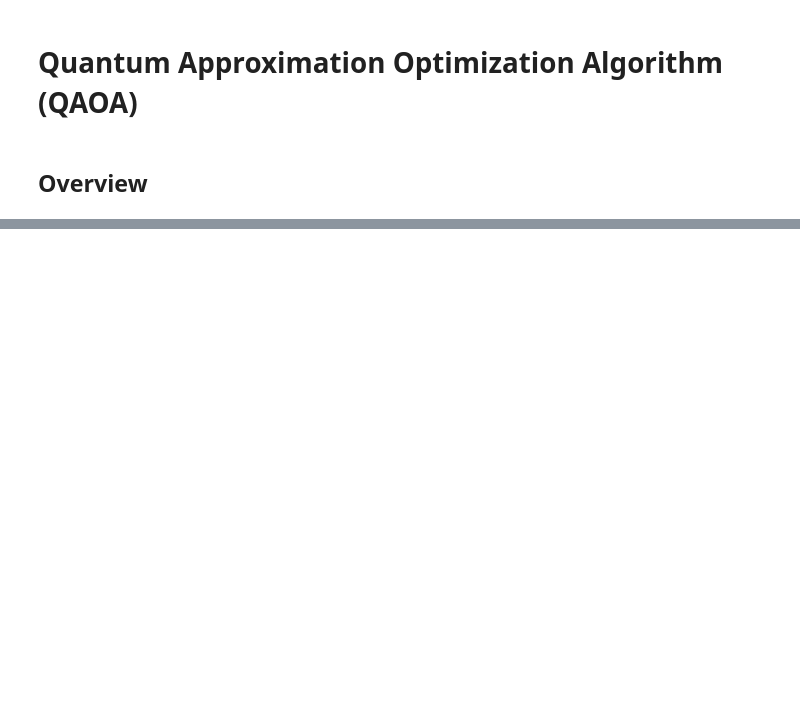
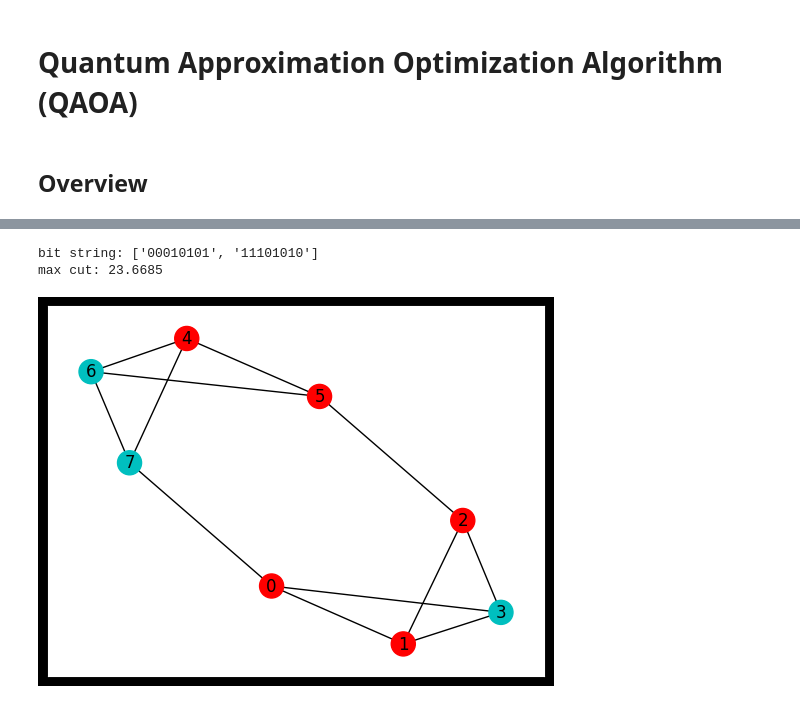
Before and after one commit to tencent-quantum-lab/tensorcircuit, a Jupyter notebook: docs/source/tutorials/qaoa.ipynb, the cells around one changed output, grey strips where cells are left out. Cells and saved outputs as stored; diff of their text form; code cells hidden in the pictures; blank space fills up the shorter version.

```diff
--- a/docs/source/tutorials/qaoa.ipynb
+++ b/docs/source/tutorials/qaoa.ipynb
@@ -117,0 +270,13 @@ for i in range(50):
+# %%
+weighted_graph_dict = {
+    0: {1: {"weight": 0.1756}, 7: {"weight": 2.5664}, 3: {"weight": 1.8383}},
+    1: {0: {"weight": 0.1756}, 2: {"weight": 2.2142}, 3: {"weight": 4.7169}},
+    2: {1: {"weight": 2.2142}, 3: {"weight": 2.0984}, 5: {"weight": 0.1699}},
+    3: {1: {"weight": 4.7169}, 2: {"weight": 2.0984}, 0: {"weight": 1.8383}},
+    4: {7: {"weight": 0.9870}, 6: {"weight": 0.0480}, 5: {"weight": 4.2509}},
+    6: {7: {"weight": 4.7528}, 4: {"weight": 0.0480}, 5: {"weight": 2.2879}},
+    5: {6: {"weight": 2.2879}, 4: {"weight": 4.2509}, 2: {"weight": 0.1699}},
+    7: {4: {"weight": 0.9870}, 6: {"weight": 4.7528}, 0: {"weight": 2.5664}},
+}
+
+weighted_graph = nx.to_networkx_graph(weighted_graph_dict)
@@ -117,0 +285,14 @@ for i in range(50):
+# %%
+max_cut, best_case = classical_solver(weighted_graph_dict)
+print('bit string:', best_case, '\nmax cut:', max_cut)
+# %% [output]
+bit string: ['00010101', '11101010']
+max cut: 23.6685
+# %%
+colors = ["r" if best_case[0][i] == '0' else "c" for i in range(nnodes)]
+weighted_graph = nx.to_networkx_graph(weighted_graph_dict)
+nx.draw_networkx(weighted_graph, with_labels=True, node_color=colors, pos=pos)
+ax = plt.gca()
+ax.set_facecolor('w')
+# %% [output]
+[figure, added]
```
Also changed, not shown: parts of 36 cells of this notebook.
